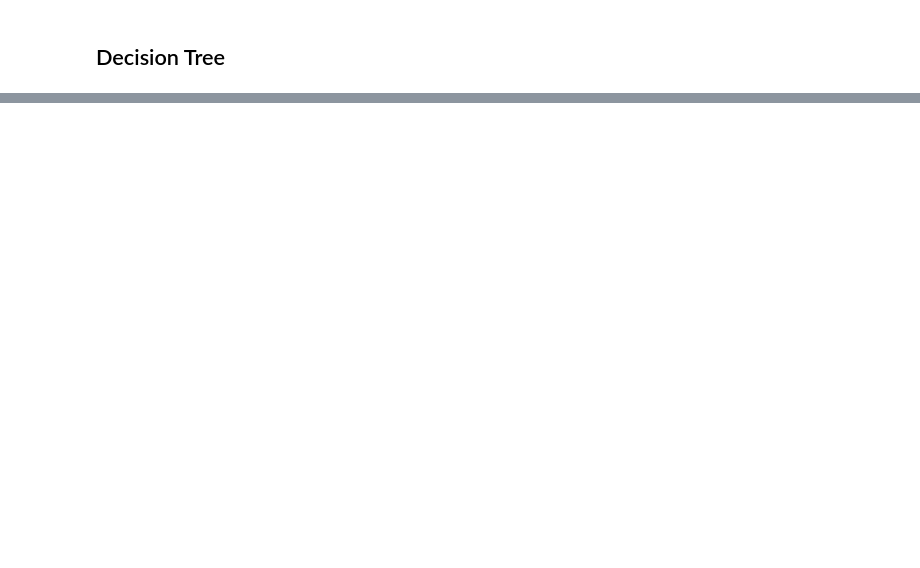
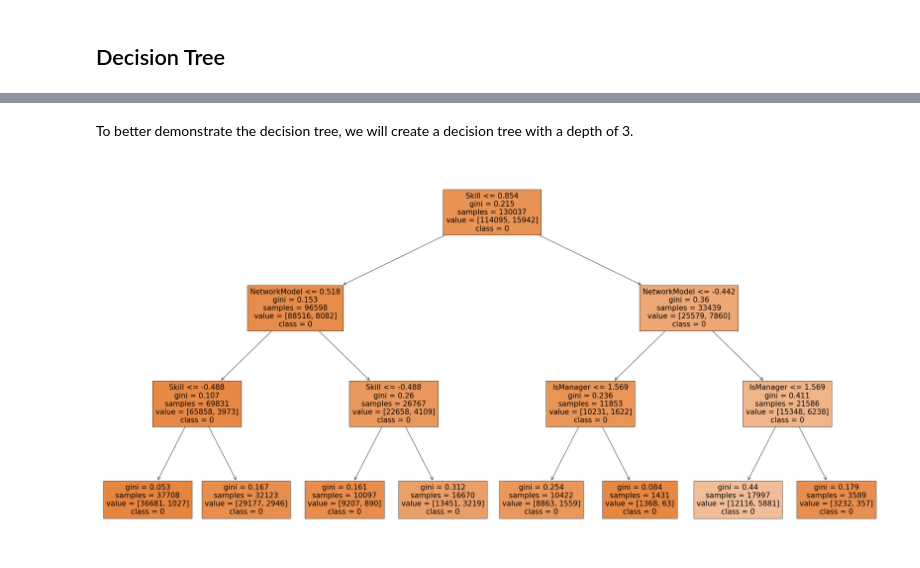
Before and after one commit to YunxinDENG/DSSS, a Jupyter notebook: dsss_final.ipynb, the cells around one changed output, grey strips where cells are left out. Saved outputs shown, nothing was run; the diff lists cells and outputs as text; code cells hidden in the pictures; blank space fills up the shorter version.

```diff
--- a/dsss_final.ipynb
+++ b/dsss_final.ipynb
@@ -322,0 +279,14 @@ word count:1957
+# %%
+# Define 10-fold cross-validation
+cv = KFold(n_splits=10, shuffle=True, random_state=1)
+
+# Perform cross-validation
+clf = DecisionTreeClassifier(random_state=42)
+scores = cross_val_score(clf, X_train, y_train, cv=cv)
+
+print("Cross-validation scores:", scores)
+clf.fit(X_train, y_train)
+
+print("Mean accuracy: {:.2f}%".format(scores.mean() * 100))
+print("Accuracy on test set:", clf.score(X_test, y_test))
+print("Accuracy standard deviation: {:.2f}%".format(scores.std() * 100))
@@ -322,0 +301,17 @@ word count:1957
+# %%
+# Define parameter grid
+param_grid = {'max_depth': [3, 5, 7],
+              'min_samples_split': [2, 5, 10],
+              'min_samples_leaf': [1, 2, 4]}
+
+# Create GridSearchCV object
+grid_search = GridSearchCV(clf, param_grid=param_grid, cv=10)
+
+# Fit the data to the GridSearchCV object
+grid_search.fit(X_train, y_train)
+
+# Print the best parameters
+print("Best parameters:", grid_search.best_params_)
+
+# Print the best score
+print("Best score:", grid_search.best_score_)
@@ -322,0 +432,13 @@ word count:1957
+# %% [markdown]
+To better demonstrate the decision tree, we will create a decision tree with a depth of 3.
+# %%
+# create the decision tree classifier and fit on the training data
+clf = DecisionTreeClassifier(max_depth=3)
+clf.fit(X_train, y_train)
+
+# plot the decision tree
+plt.figure(figsize=(40,20))
+plot_tree(clf, feature_names=X.columns, class_names=['0', '1'], filled=True)
+plt.show()
+# %% [output]
+[figure, added]
```
Also changed, not shown: parts of 89 cells of this notebook.
